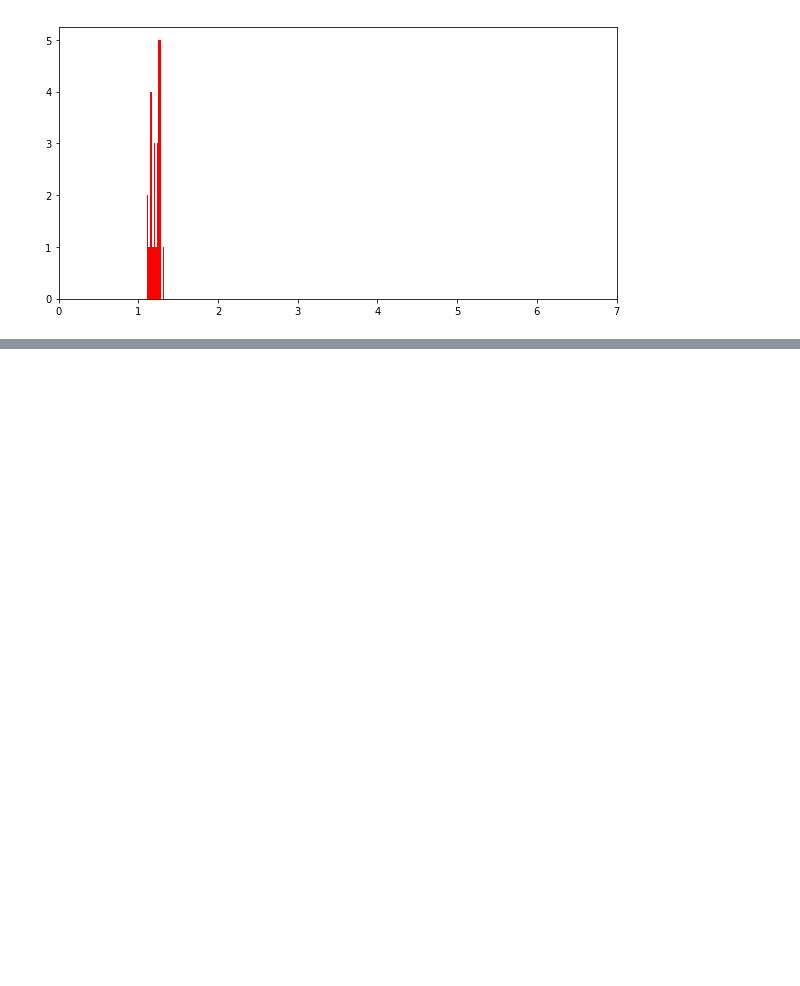
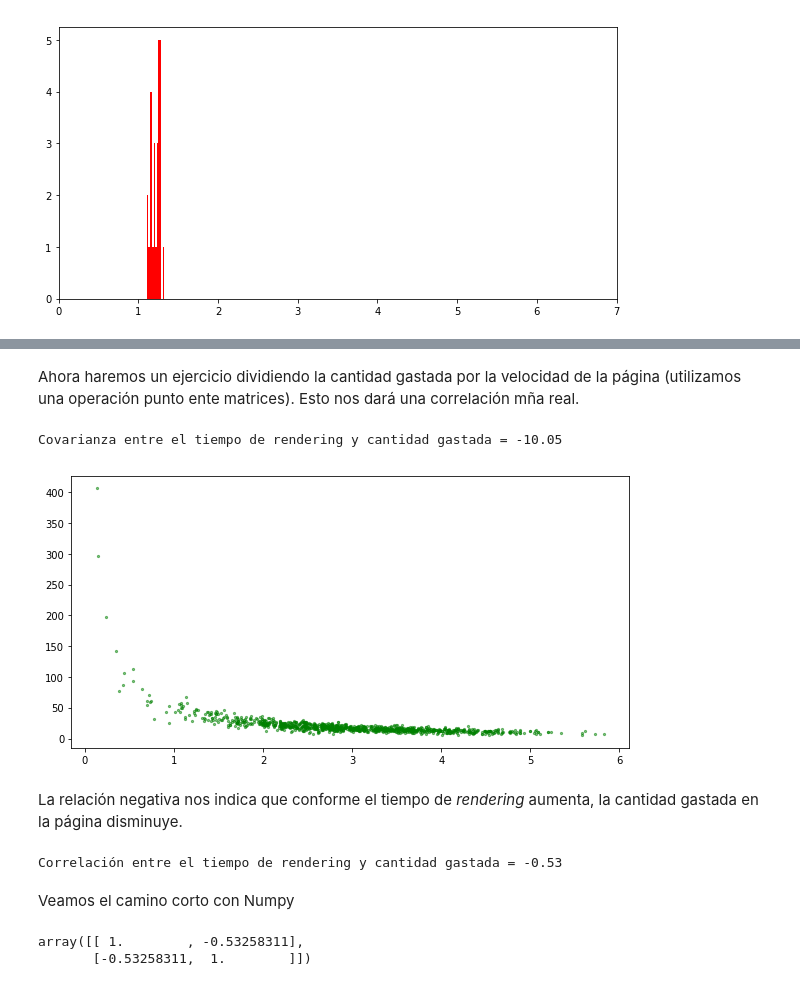
Before and after one commit to Puertarra/Estadisticas-101, a Jupyter notebook: Estadisticas-101-master/07-Estadistica-101.ipynb, the cells around one changed output, grey strips where cells are left out. Cells and saved outputs as stored; diff of their text form; code cells hidden in the pictures; blank space fills up the shorter version.

```diff
--- a/Estadisticas-101-master/07-Estadistica-101.ipynb
+++ b/Estadisticas-101-master/07-Estadistica-101.ipynb
@@ -438,0 +493,35 @@ plt.show()
+# %% [markdown]
+Ahora haremos un ejercicio dividiendo la cantidad gastada por la velocidad de la página (utilizamos una operación punto ente matrices). Esto nos dará una correlación mña real.
+# %%
+cantidadComprada = np.random.normal(50.0, 10.0, 1000) / tiempoRender
+plt.figure(figsize=(10,5))
+plt.scatter(tiempoRender, cantidadComprada, alpha=0.5, s=5, color='g')
+print('Covarianza entre el tiempo de rendering y cantidad gastada = {:4.2f}'.
+      format(covarianza (tiempoRender, cantidadComprada)))
+# %% [output]
+Covarianza entre el tiempo de rendering y cantidad gastada = -10.05
+[figure, added]
+# %% [markdown]
+La relación negativa nos indica que conforme el tiempo de *rendering* aumenta, la cantidad gastada en la página disminuye.
+# %%
+def correlacion(x, y):
+    # x e y son arreglos n x m
+    devstd_x = x.std()
+    devstd_y = y.std()
+    try:
+        return covarianza(x,y) / devstd_x / devstd_y
+    except ZeroDivisionError:
+        print ('División por cero')
+
+
+print('Correlación entre el tiempo de rendering y cantidad gastada = {:4.2f}'.
+      format(correlacion (tiempoRender, cantidadComprada)))
+# %% [output]
+Correlación entre el tiempo de rendering y cantidad gastada = -0.53
+# %% [markdown]
+Veamos el camino corto con Numpy
+# %%
+np.corrcoef(tiempoRender, cantidadComprada)
+# %% [output]
+array([[ 1.        , -0.53258311],
+       [-0.53258311,  1.        ]])
```
Also changed, not shown: parts of 6 cells of this notebook, 1 other file.
